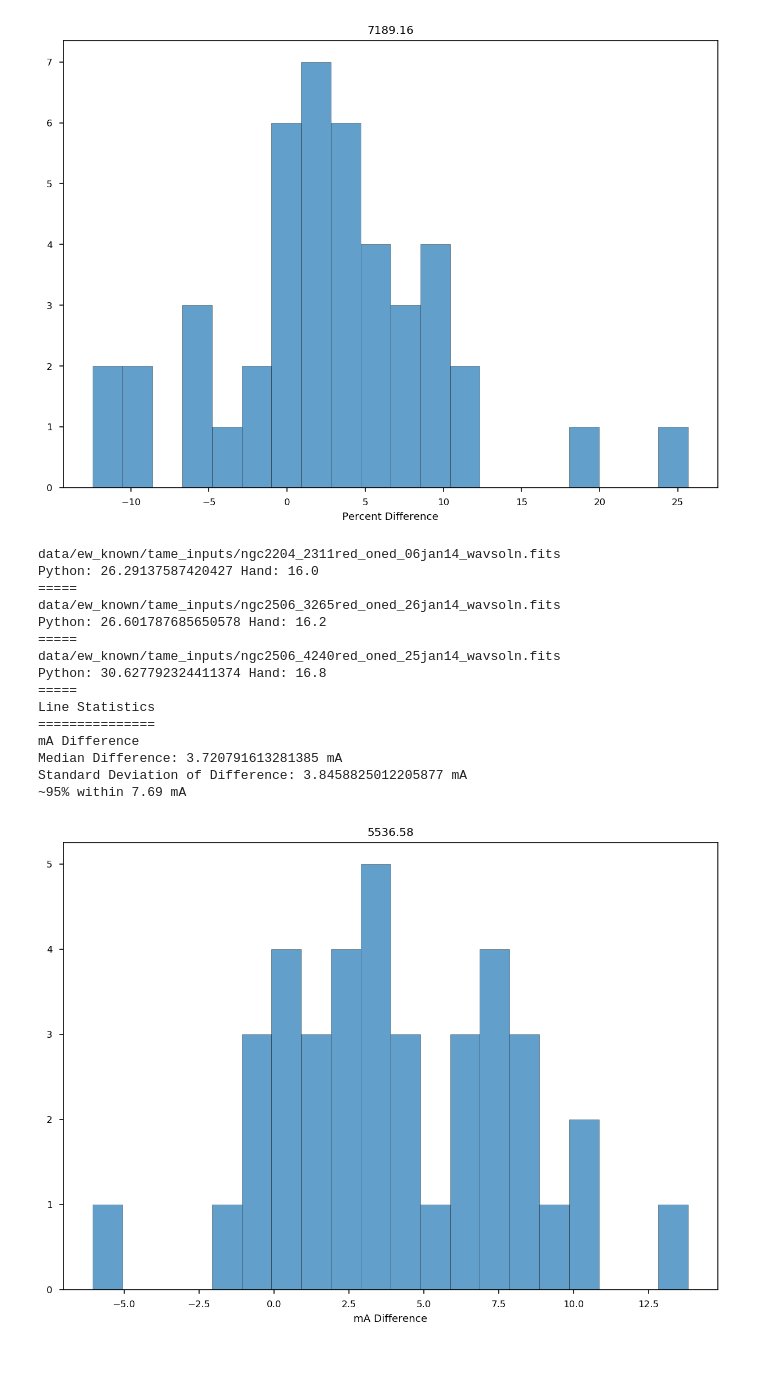
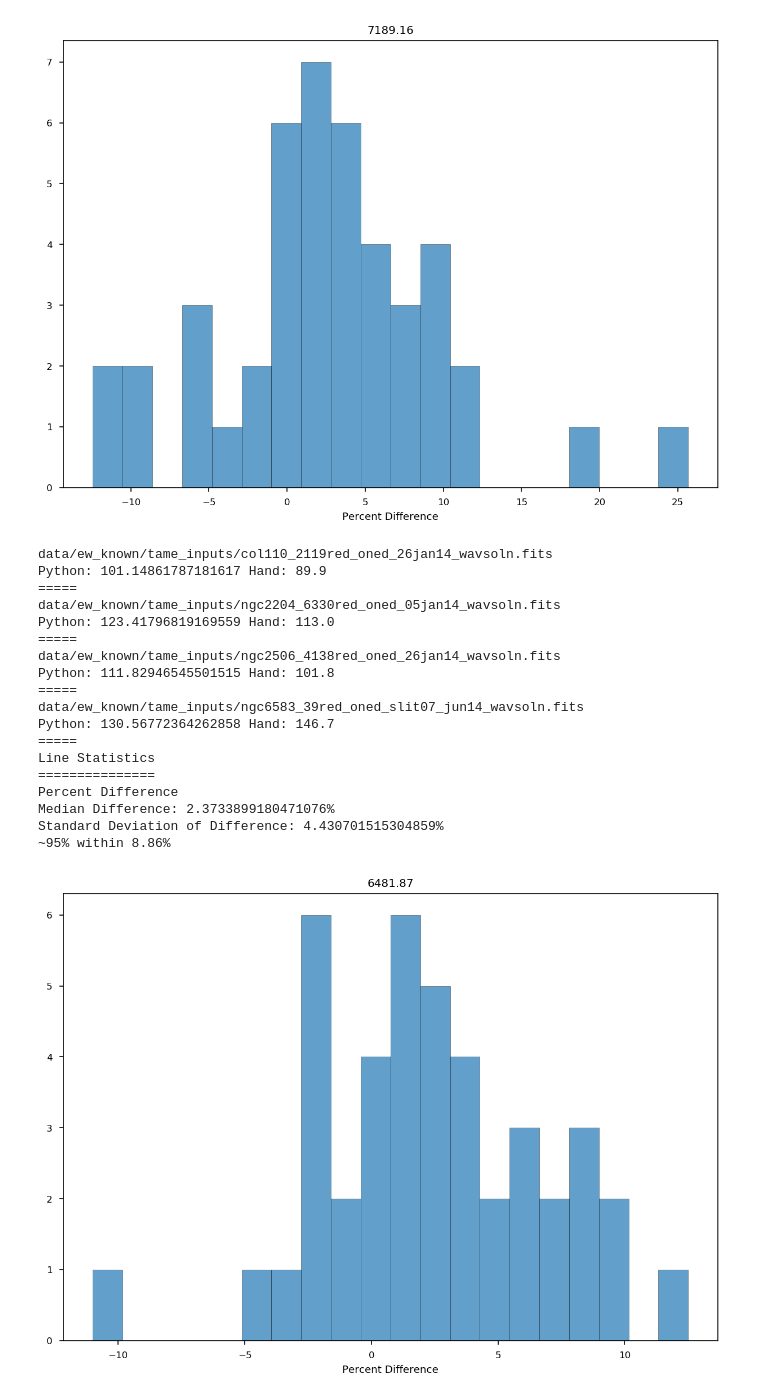
Before and after one commit to jkcarlberg/redgiant_planethosts, a Jupyter notebook: auto_eqw.ipynb, the cells around one changed output. Saved outputs shown, nothing was run; the diff lists cells and outputs as text; code cells hidden in the pictures; blank space fills up the shorter version.

```diff
--- a/auto_eqw.ipynb
+++ b/auto_eqw.ipynb
@@ -384,9 +384,9 @@ Standard Deviation of Difference: 7.21591304211268%
 ~95% within 14.43%
 [figure]
 # %%
-line = 5536.58 #5307.36
+line = 6481.87 #5307.36
 width = 10 #Distance from the line on both sides to sample the local continuum from
-percent_difference = False
+percent_difference = True
 
 diff = []
 for row in disp_df.iterrows():
@@ -430,7 +430,7 @@ for row in disp_df.iterrows():
 
     #Fit a gaussian to the line, this may be too simplistic for blended lines
     with suppress_stdout(): #Suppress some annoying info messages that don't translate well to automation
-        sp.specfit(fittype='gaussian', guesses = [-0.3, line, 0.15], exclude= [0,line-0.1, line+0.2, line+5000])
+        sp.specfit(fittype='gaussian', guesses = [-0.3, line, 0.15], exclude= [0,line-0.2, line+0.13, line+5000])
     #print(sp.specfit.parinfo)
 
     #Measure the Equivalent Width of the gaussian line fit against the normalized baseline
@@ -445,42 +445,45 @@ for row in disp_df.iterrows():
         print("=====")
     if percent_difference:
         diff.append(((EQW-byhand_eqw)/byhand_eqw) * 100) #Percent Difference
     else:
         diff.append(EQW-byhand_eqw) #mA Difference
 fig = plt.figure(figsize=(10,7), dpi = 150)
 plt.hist(diff,histtype='bar',ec='black',alpha=0.7,color = plt.cm.tab20(0),bins=20)
 plt.title(line)
 if percent_difference:
     plt.xlabel("Percent Difference")
 else:
         plt.xlabel("mA Difference")
 plt.title(line)
 print("Line Statistics")
 print("===============")
 if percent_difference:
     print("Percent Difference")
     symbol = "%"
 else:
     print("mA Difference")
     symbol = " mA"
 print("Median Difference: {}{}".format(np.median(diff),symbol))
 print("Standard Deviation of Difference: {}{}".format(np.std(diff), symbol))
 print("~95% within {}{}".format(np.round(2*np.std(diff), 2), symbol))
 # %% [output]
-data/ew_known/tame_inputs/ngc2204_2311red_oned_06jan14_wavsoln.fits
-Python: 26.29137587420427 Hand: 16.0
+data/ew_known/tame_inputs/col110_2119red_oned_26jan14_wavsoln.fits
+Python: 101.14861787181617 Hand: 89.9
 =====
-data/ew_known/tame_inputs/ngc2506_3265red_oned_26jan14_wavsoln.fits
-Python: 26.601787685650578 Hand: 16.2
+data/ew_known/tame_inputs/ngc2204_6330red_oned_05jan14_wavsoln.fits
+Python: 123.41796819169559 Hand: 113.0
 =====
-data/ew_known/tame_inputs/ngc2506_4240red_oned_25jan14_wavsoln.fits
-Python: 30.627792324411374 Hand: 16.8
+data/ew_known/tame_inputs/ngc2506_4138red_oned_26jan14_wavsoln.fits
+Python: 111.82946545501515 Hand: 101.8
+=====
+data/ew_known/tame_inputs/ngc6583_39red_oned_slit07_jun14_wavsoln.fits
+Python: 130.56772364262858 Hand: 146.7
 =====
 Line Statistics
 ===============
-mA Difference
-Median Difference: 3.720791613281385 mA
-Standard Deviation of Difference: 3.8458825012205877 mA
-~95% within 7.69 mA
+Percent Difference
+Median Difference: 2.3733899180471076%
+Standard Deviation of Difference: 4.430701515304859%
+~95% within 8.86%
-[figure, old version]
+[figure, new version]
 # %%
```
Also changed, not shown: parts of 1 cell of this notebook.
